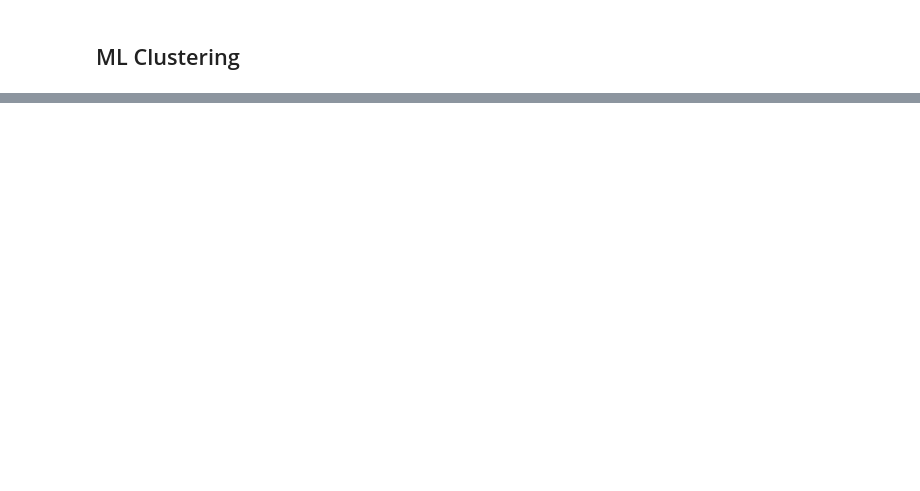
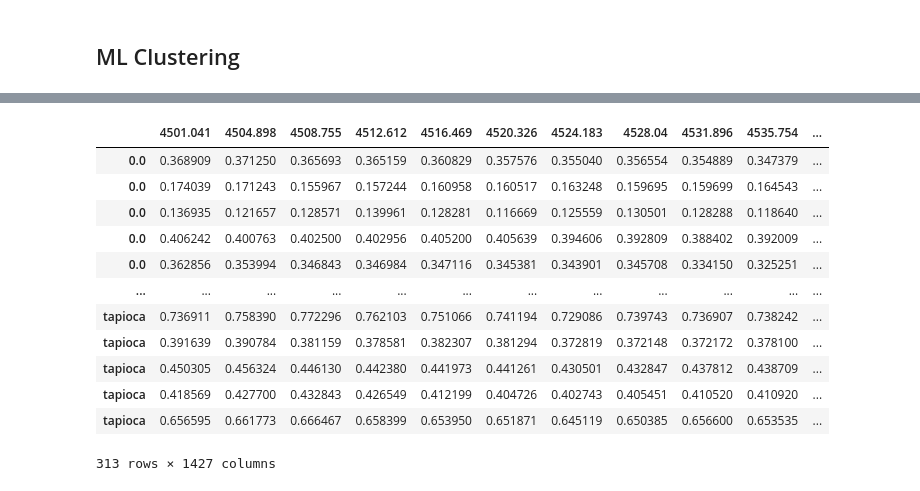
Before and after one commit to davissineath/FT-NIR_ML_Predictions, a Jupyter notebook: PLS_model/PLS.ipynb, the cells around one changed output, grey strips where cells are left out. Drawn from its saved outputs; the diff is of its cells as text; code cells hidden in the pictures; blank space fills up the shorter version.

```diff
--- a/PLS_model/PLS.ipynb
+++ b/PLS_model/PLS.ipynb
@@ -121,0 +172,17 @@ y_label = fs_data.index
+# %%
+combined_data = pd.concat([fs_data, foods_data], axis=0)
+combined_data
+# %% [output]
+|  | 4501.041 | 4504.898 | 4508.755 | 4512.612 | 4516.469 | 4520.326 | 4524.183 | 4528.04 | 4531.896 | 4535.754 | ... |
+| 0.0 | 0.368909 | 0.371250 | 0.365693 | 0.365159 | 0.360829 | 0.357576 | 0.355040 | 0.356554 | 0.354889 | 0.347379 | ... |
+| 0.0 | 0.174039 | 0.171243 | 0.155967 | 0.157244 | 0.160958 | 0.160517 | 0.163248 | 0.159695 | 0.159699 | 0.164543 | ... |
+| 0.0 | 0.136935 | 0.121657 | 0.128571 | 0.139961 | 0.128281 | 0.116669 | 0.125559 | 0.130501 | 0.128288 | 0.118640 | ... |
+| 0.0 | 0.406242 | 0.400763 | 0.402500 | 0.402956 | 0.405200 | 0.405639 | 0.394606 | 0.392809 | 0.388402 | 0.392009 | ... |
+| 0.0 | 0.362856 | 0.353994 | 0.346843 | 0.346984 | 0.347116 | 0.345381 | 0.343901 | 0.345708 | 0.334150 | 0.325251 | ... |
+| ... | ... | ... | ... | ... | ... | ... | ... | ... | ... | ... | ... |
+| tapioca | 0.736911 | 0.758390 | 0.772296 | 0.762103 | 0.751066 | 0.741194 | 0.729086 | 0.739743 | 0.736907 | 0.738242 | ... |
+| tapioca | 0.391639 | 0.390784 | 0.381159 | 0.378581 | 0.382307 | 0.381294 | 0.372819 | 0.372148 | 0.372172 | 0.378100 | ... |
+| tapioca | 0.450305 | 0.456324 | 0.446130 | 0.442380 | 0.441973 | 0.441261 | 0.430501 | 0.432847 | 0.437812 | 0.438709 | ... |
+| tapioca | 0.418569 | 0.427700 | 0.432843 | 0.426549 | 0.412199 | 0.404726 | 0.402743 | 0.405451 | 0.410520 | 0.410920 | ... |
+| tapioca | 0.656595 | 0.661773 | 0.666467 | 0.658399 | 0.653950 | 0.651871 | 0.645119 | 0.650385 | 0.656600 | 0.653535 | ... |
+313 rows × 1427 columns
```
Also changed, not shown: parts of 7 cells of this notebook, 1 other file.
